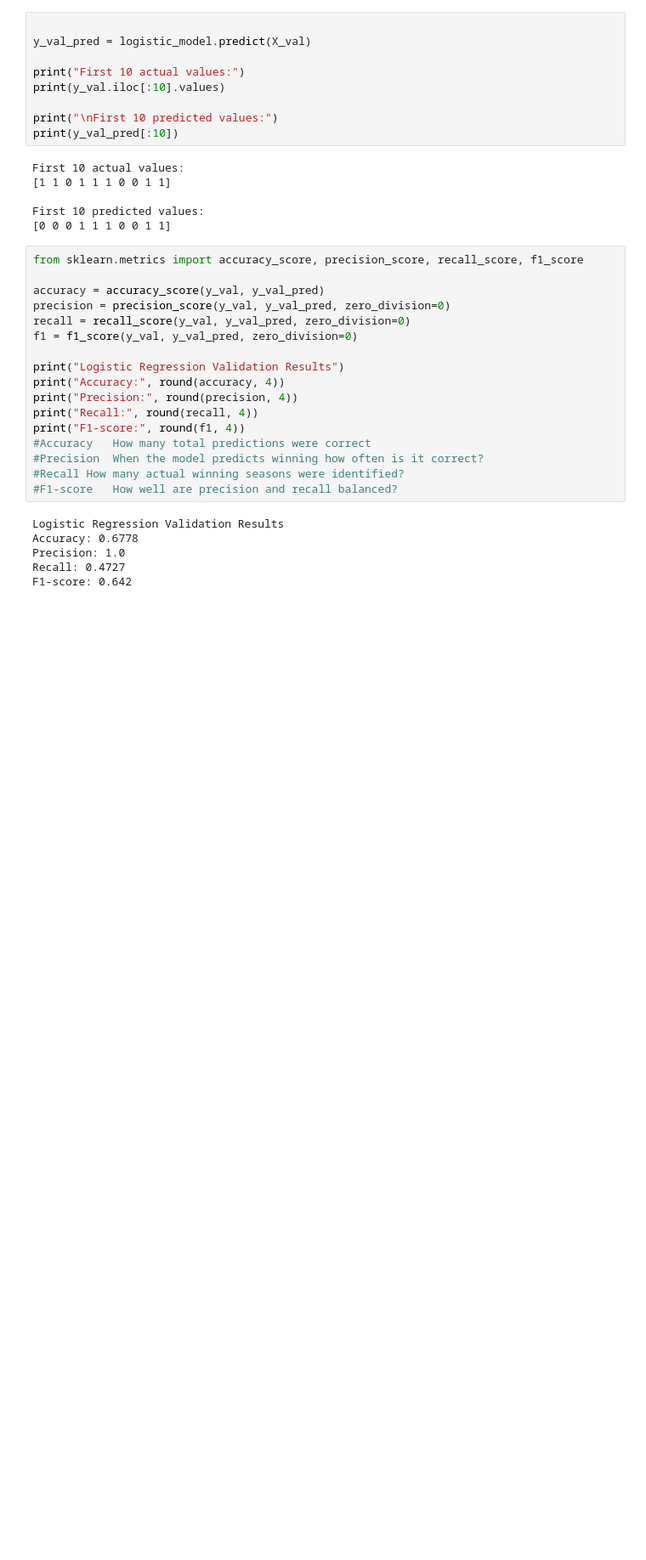
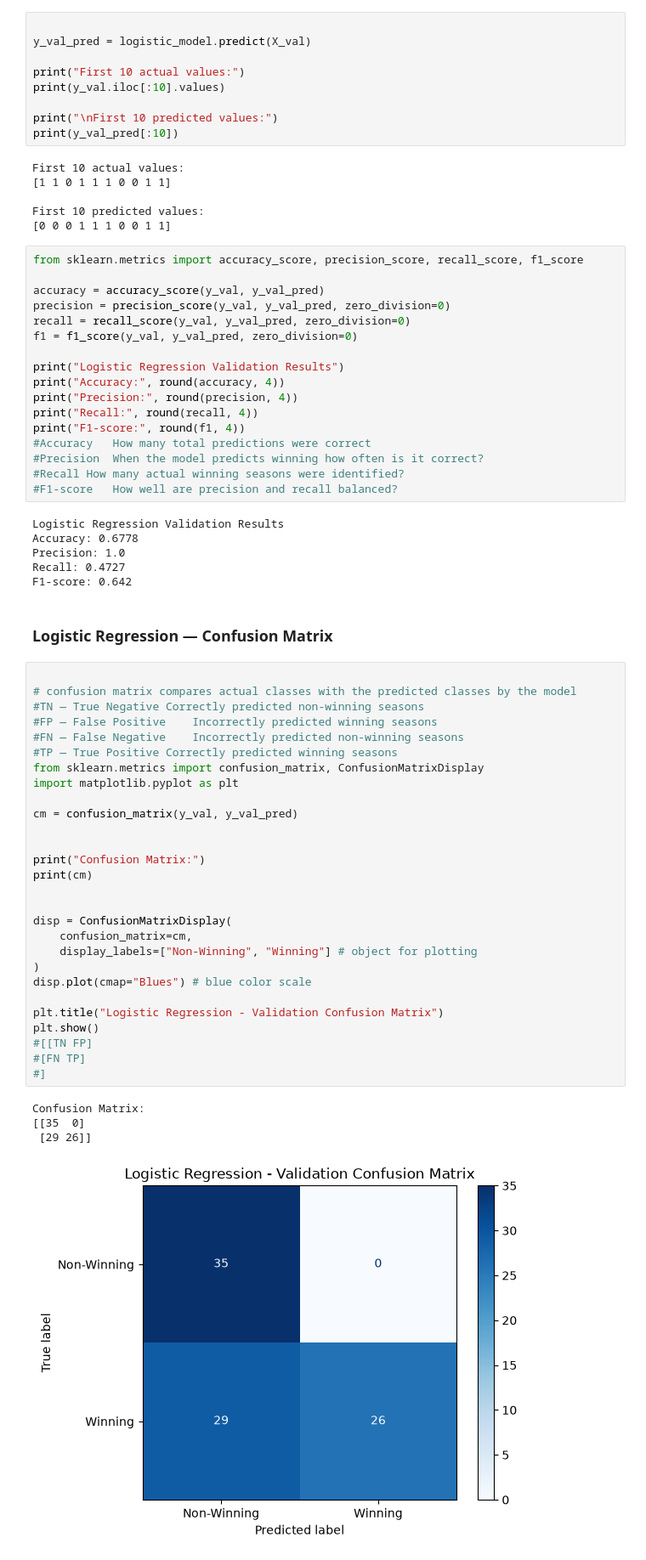
Before and after one commit to Maazakhann/Hockey-Team-Performance-Analysis, a Jupyter notebook: notebooks/03_classification.ipynb, the cells around one changed output. Shown at 85% size. Saved outputs shown, nothing was run; the diff lists cells and outputs as text; blank space fills up the shorter version.

Commit message:
feat: add logistic regression confusion matrix and ROC-AUC evaluation

```diff
--- a/notebooks/03_classification.ipynb
+++ b/notebooks/03_classification.ipynb
@@ -709,3 +709,38 @@ Accuracy: 0.6778
 Precision: 1.0
 Recall: 0.4727
 F1-score: 0.642
+# %% [markdown]
+### Logistic Regression — Confusion Matrix
+# %%
+
+# confusion matrix compares actual classes with the predicted classes by the model
+#TN — True Negative	Correctly predicted non-winning seasons
+#FP — False Positive	Incorrectly predicted winning seasons
+#FN — False Negative	Incorrectly predicted non-winning seasons
+#TP — True Positive	Correctly predicted winning seasons
+from sklearn.metrics import confusion_matrix, ConfusionMatrixDisplay
+import matplotlib.pyplot as plt
+
+cm = confusion_matrix(y_val, y_val_pred)
+
+
+print("Confusion Matrix:")
+print(cm)
+
+
+disp = ConfusionMatrixDisplay(
+    confusion_matrix=cm,
+    display_labels=["Non-Winning", "Winning"] # object for plotting
+)
+disp.plot(cmap="Blues") # blue color scale
+
+plt.title("Logistic Regression - Validation Confusion Matrix")
+plt.show()
+#[[TN FP]
+#[FN TP]
+#]
+# %% [output]
+Confusion Matrix:
+[[35  0]
+ [29 26]]
+[figure, added]
```
Also changed, not shown: parts of 3 cells of this notebook.
